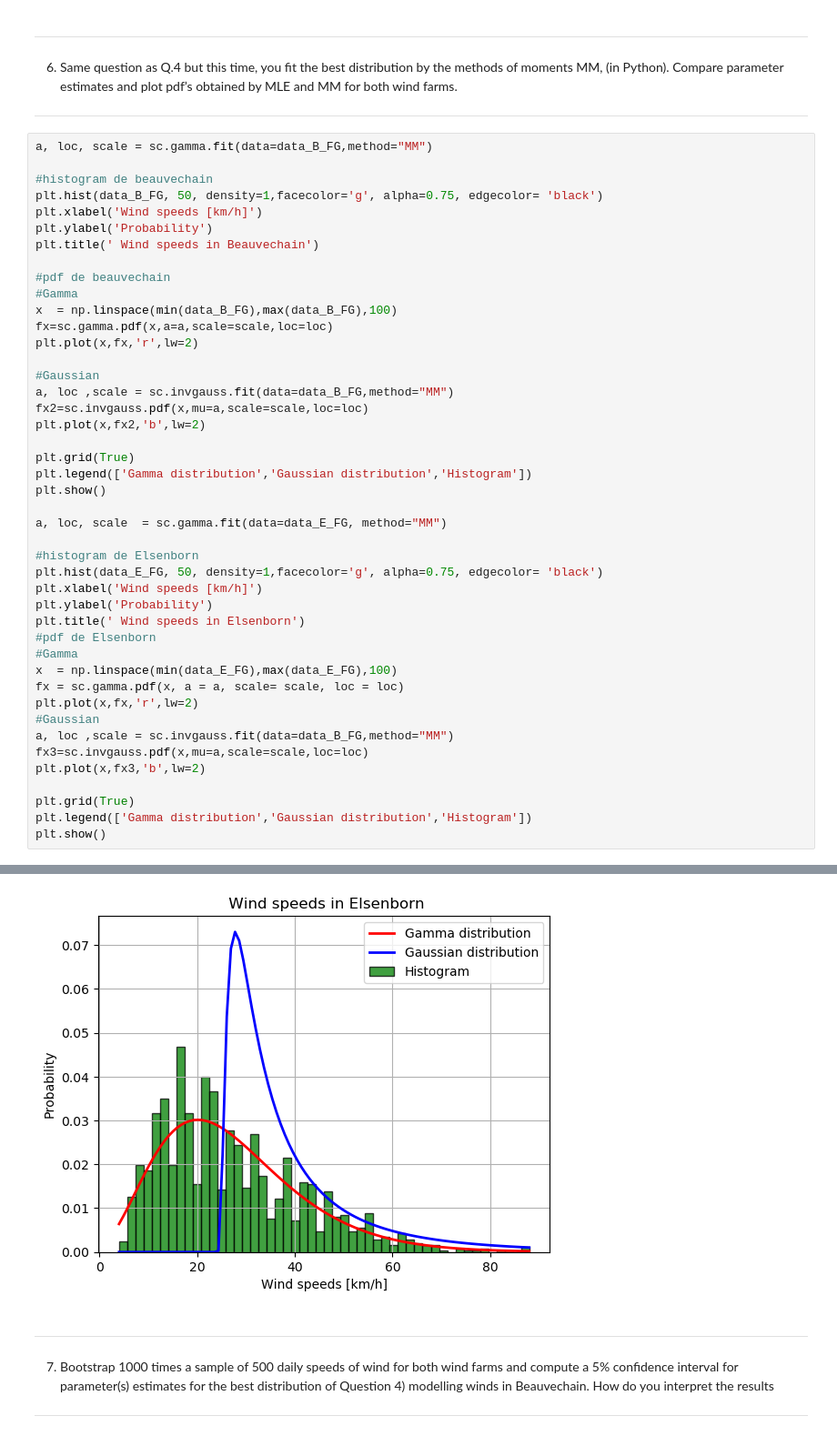
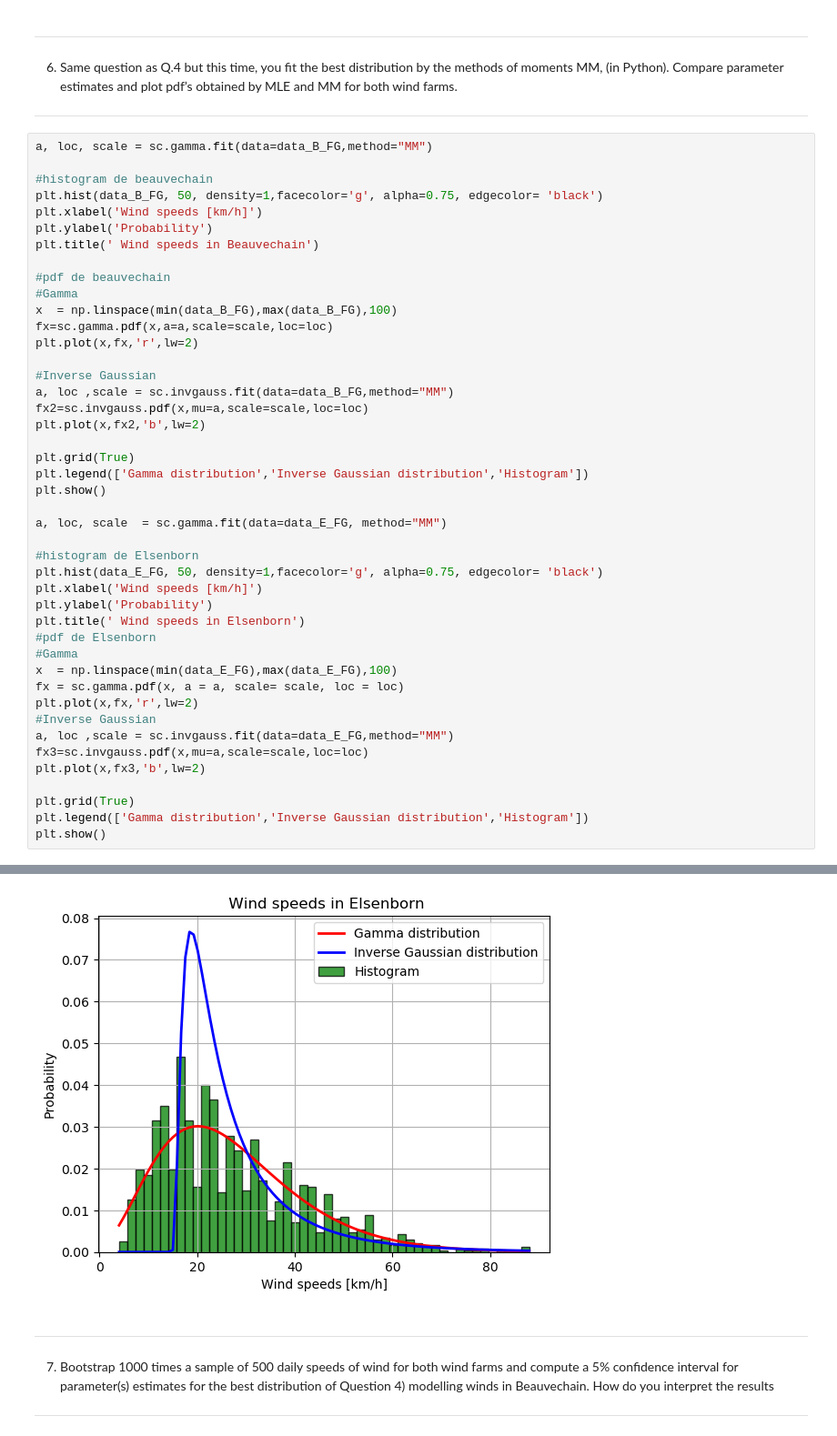
Before and after one commit to Albanedns/Hackathon, a Jupyter notebook: hackathon 1/code/hackathon.ipynb, the cells around one changed output, grey strips where cells are left out. Shown: that part at 91% size. Drawn from its saved outputs; the diff is of its cells as text.

```diff
--- a/hackathon 1/code/hackathon.ipynb
+++ b/hackathon 1/code/hackathon.ipynb
@@ -346,13 +346,13 @@ x  = np.linspace(min(data_B_FG),max(data_B_FG),100)
 fx=sc.gamma.pdf(x,a=a,scale=scale,loc=loc)
 plt.plot(x,fx,'r',lw=2)
 
-#Gaussian
+#Inverse Gaussian
 a, loc ,scale = sc.invgauss.fit(data=data_B_FG,method="MM")
 fx2=sc.invgauss.pdf(x,mu=a,scale=scale,loc=loc)
 plt.plot(x,fx2,'b',lw=2)
 
 plt.grid(True)
-plt.legend(['Gamma distribution','Gaussian distribution','Histogram'])
+plt.legend(['Gamma distribution','Inverse Gaussian distribution','Histogram'])
 plt.show()
 
 a, loc, scale  = sc.gamma.fit(data=data_E_FG, method="MM")
@@ -367,12 +367,12 @@ plt.title(' Wind speeds in Elsenborn')
 x  = np.linspace(min(data_E_FG),max(data_E_FG),100)
 fx = sc.gamma.pdf(x, a = a, scale= scale, loc = loc)
 plt.plot(x,fx,'r',lw=2)
-#Gaussian
-a, loc ,scale = sc.invgauss.fit(data=data_B_FG,method="MM")
+#Inverse Gaussian
+a, loc ,scale = sc.invgauss.fit(data=data_E_FG,method="MM")
 fx3=sc.invgauss.pdf(x,mu=a,scale=scale,loc=loc)
 plt.plot(x,fx3,'b',lw=2)
 
 plt.grid(True)
-plt.legend(['Gamma distribution','Gaussian distribution','Histogram'])
+plt.legend(['Gamma distribution','Inverse Gaussian distribution','Histogram'])
 plt.show()
 # %% [output]
@@ -380,4 +380,4 @@ plt.show()
-[figure, old version]
+[figure, new version]
 # %% [markdown]
 ------------------------------------------------------------------------------------------------------
 
```
Also changed, not shown: parts of 1 cell of this notebook.
